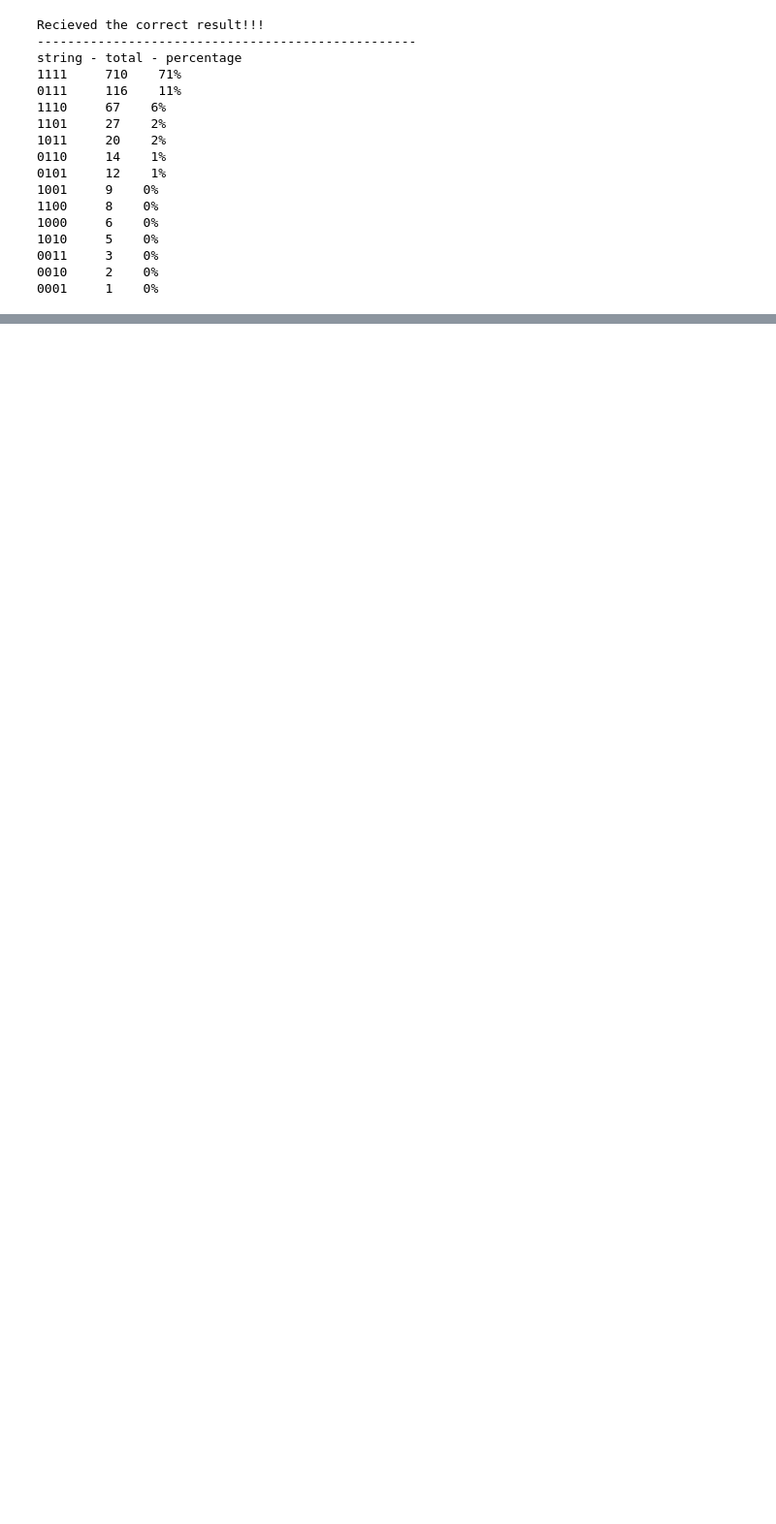
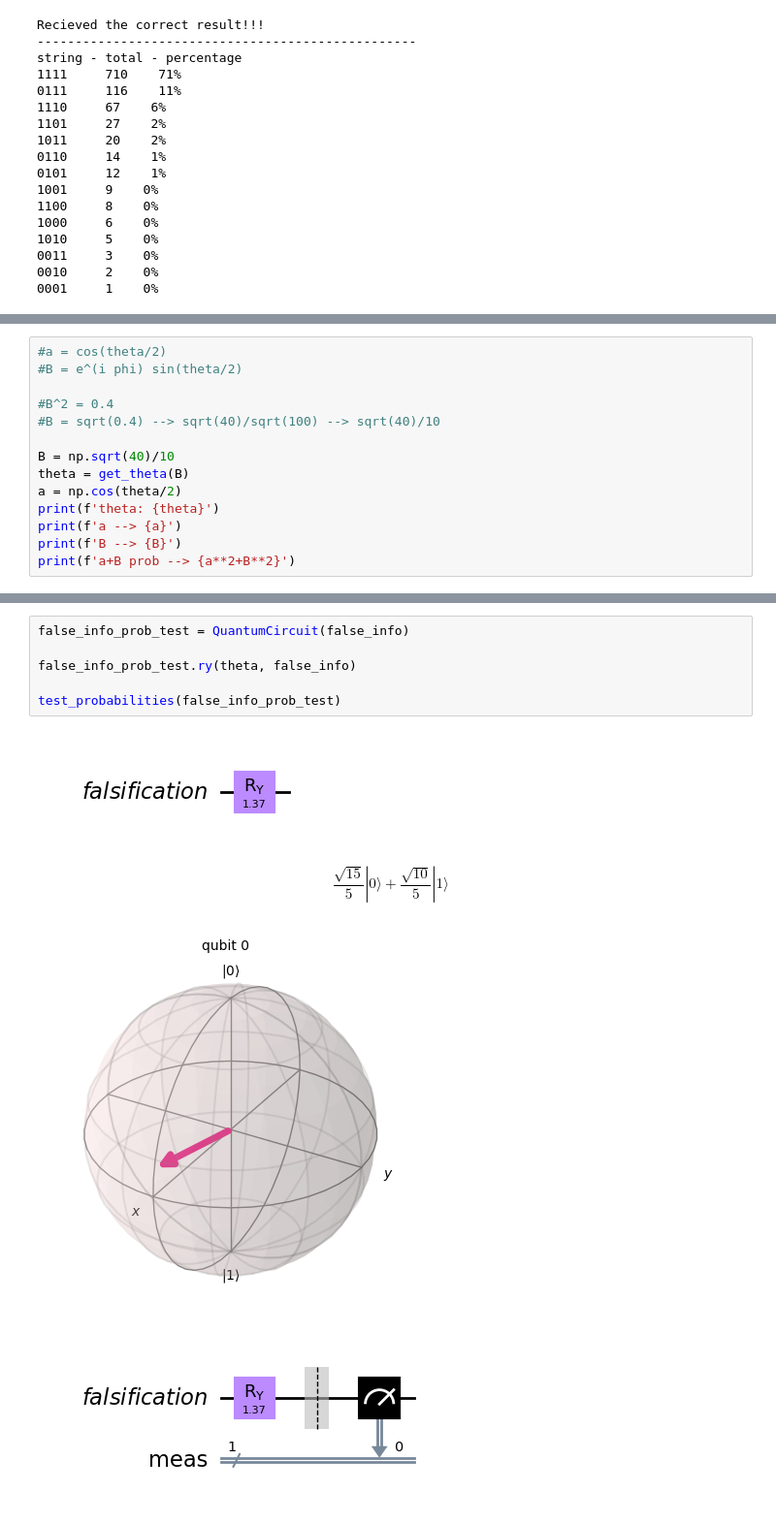
Before and after one commit to Dpbm/QPapersPlease, a Jupyter notebook: papers-please.ipynb, the cells around one changed output, grey strips where cells are left out. Shown at 97% size. Cells and saved outputs as stored; diff of their text form; blank space fills up the shorter version.

```diff
--- a/papers-please.ipynb
+++ b/papers-please.ipynb
@@ -160,0 +228,14 @@ string - total - percentage
+# %%
+#a = cos(theta/2)
+#B = e^(i phi) sin(theta/2)
+
+#B^2 = 0.4
+#B = sqrt(0.4) --> sqrt(40)/sqrt(100) --> sqrt(40)/10
+
+B = np.sqrt(40)/10
+theta = get_theta(B)
+a = np.cos(theta/2)
+print(f'theta: {theta}')
+print(f'a --> {a}')
+print(f'B --> {B}')
+print(f'a+B prob --> {a**2+B**2}')
@@ -160,0 +247,11 @@ string - total - percentage
+# %%
+false_info_prob_test = QuantumCircuit(false_info)
+
+false_info_prob_test.ry(theta, false_info)
+
+test_probabilities(false_info_prob_test)
+# %% [output]
+[figure, added]
+$$\frac{\sqrt{15}}{5} |0\rangle+\frac{\sqrt{10}}{5} |1\rangle$$
+[figure, added]
+[figure, added]
```
Also changed, not shown: parts of 12 cells of this notebook.
